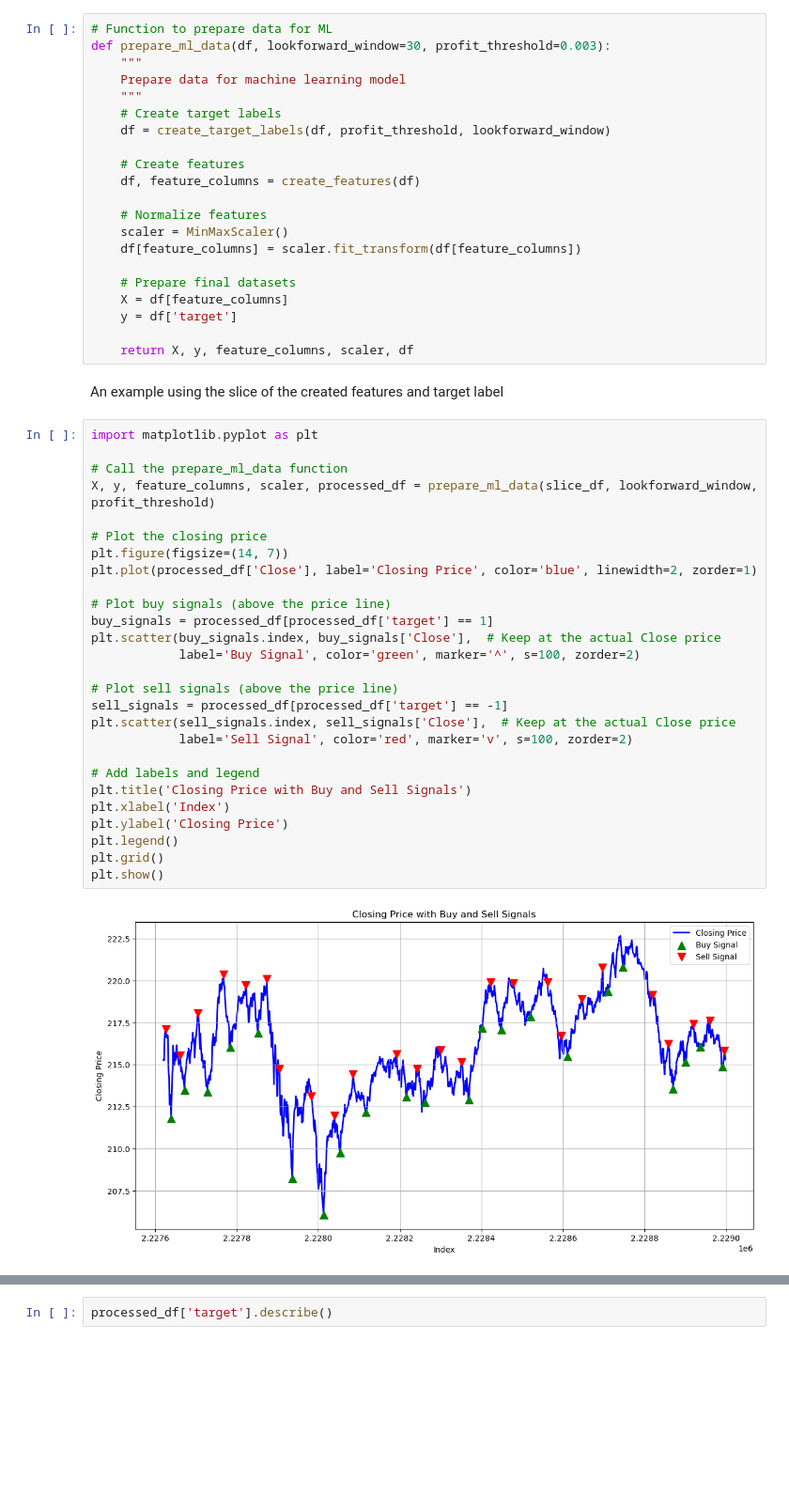
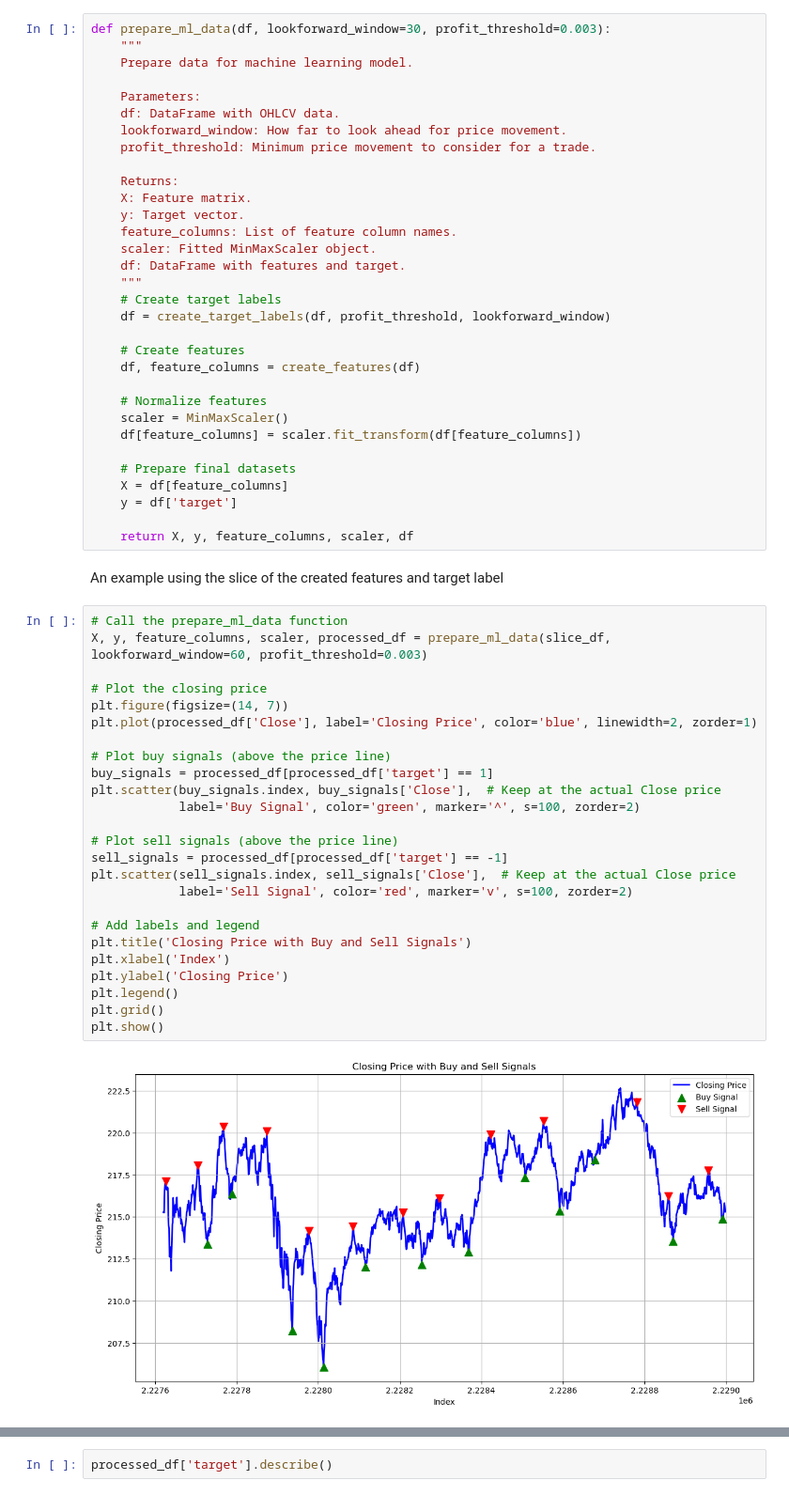
Before and after one commit to SahilChambyal/Parthurnax, a Jupyter notebook: DataVis/inspecting_data.ipynb, the cells around one changed output, grey strips where cells are left out. Shown at 94% size. Cells and saved outputs as stored; diff of their text form; blank space fills up the shorter version.

```diff
--- a/DataVis/inspecting_data.ipynb
+++ b/DataVis/inspecting_data.ipynb
@@ -371,10 +427,21 @@ def create_features(df, windows=[5, 15, 30, 60]):
 
     return df, features
 # %%
-# Function to prepare data for ML
 def prepare_ml_data(df, lookforward_window=30, profit_threshold=0.003):
     """
-    Prepare data for machine learning model
+    Prepare data for machine learning model.
+
+    Parameters:
+    df: DataFrame with OHLCV data.
+    lookforward_window: How far to look ahead for price movement.
+    profit_threshold: Minimum price movement to consider for a trade.
+
+    Returns:
+    X: Feature matrix.
+    y: Target vector.
+    feature_columns: List of feature column names.
+    scaler: Fitted MinMaxScaler object.
+    df: DataFrame with features and target.
     """
     # Create target labels
     df = create_target_labels(df, profit_threshold, lookforward_window)
@@ -394,34 +461,32 @@ def prepare_ml_data(df, lookforward_window=30, profit_threshold=0.003):
 # %% [markdown]
 An example using the slice of the created features and target label
 # %%
-import matplotlib.pyplot as plt
-
 # Call the prepare_ml_data function
-X, y, feature_columns, scaler, processed_df = prepare_ml_data(slice_df, lookforward_window, profit_threshold)
+X, y, feature_columns, scaler, processed_df = prepare_ml_data(slice_df, lookforward_window=60, profit_threshold=0.003)
 
 # Plot the closing price
 plt.figure(figsize=(14, 7))
 plt.plot(processed_df['Close'], label='Closing Price', color='blue', linewidth=2, zorder=1)
 
 # Plot buy signals (above the price line)
 buy_signals = processed_df[processed_df['target'] == 1]
 plt.scatter(buy_signals.index, buy_signals['Close'],  # Keep at the actual Close price
             label='Buy Signal', color='green', marker='^', s=100, zorder=2)
 
 # Plot sell signals (above the price line)
 sell_signals = processed_df[processed_df['target'] == -1]
 plt.scatter(sell_signals.index, sell_signals['Close'],  # Keep at the actual Close price
             label='Sell Signal', color='red', marker='v', s=100, zorder=2)
 
 # Add labels and legend
 plt.title('Closing Price with Buy and Sell Signals')
 plt.xlabel('Index')
 plt.ylabel('Closing Price')
 plt.legend()
 plt.grid()
 plt.show()
 # %% [output]
-[figure, old version]
+[figure, new version]
 # %%
 processed_df.head()
 # %% [output]
```
Also changed, not shown: parts of 10 cells of this notebook.
